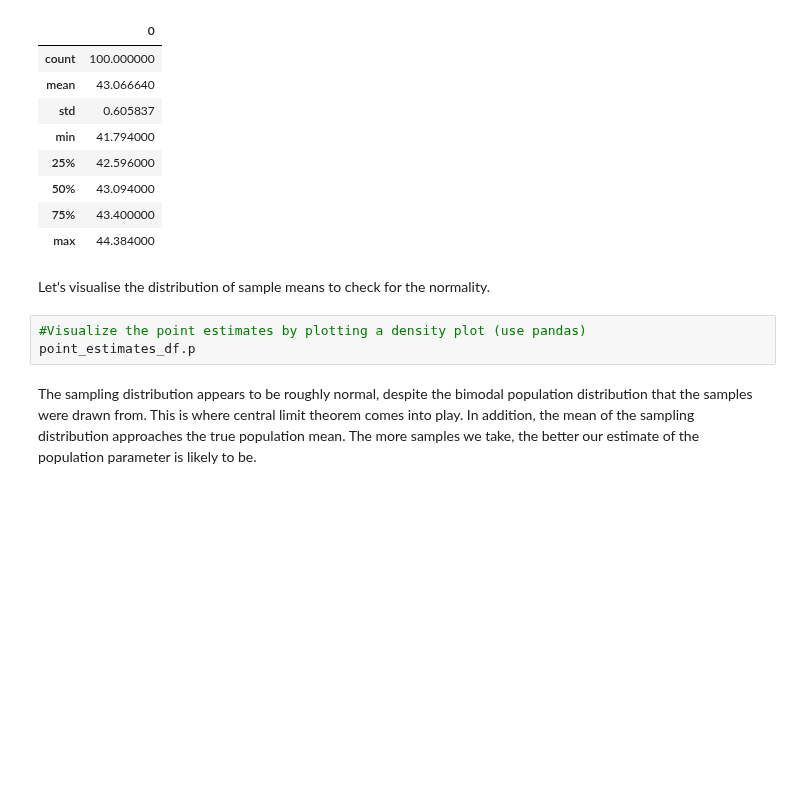
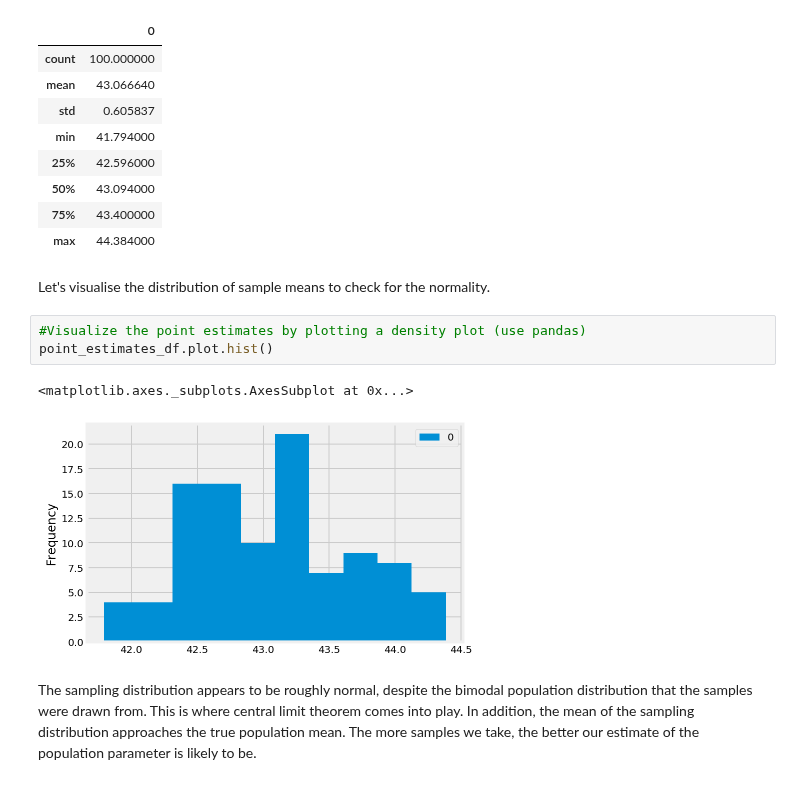
Before and after one commit to npschafer/dsc-confidence-intervals-lab-houston-ds-042219, a Jupyter notebook: index.ipynb, the cells around one changed output. Saved outputs shown, nothing was run; the diff lists cells and outputs as text; blank space fills up the shorter version.

```diff
--- a/index.ipynb
+++ b/index.ipynb
@@ -153,7 +153,10 @@ point_estimates_df.describe()
 Let's visualise the distribution of sample means to check for the normality.
 # %%
 #Visualize the point estimates by plotting a density plot (use pandas)
-point_estimates_df.p
+point_estimates_df.plot.hist()
+# %% [output]
+<matplotlib.axes._subplots.AxesSubplot at 0x...>
+[figure, added]
 # %% [markdown]
 The sampling distribution appears to be roughly normal, despite the bimodal population distribution that the samples were drawn from. This is where central limit theorem comes into play. In addition, the mean of the sampling distribution approaches the true population mean. The more samples we take, the better our estimate of the population parameter is likely to be.
 # %% [markdown]
```
